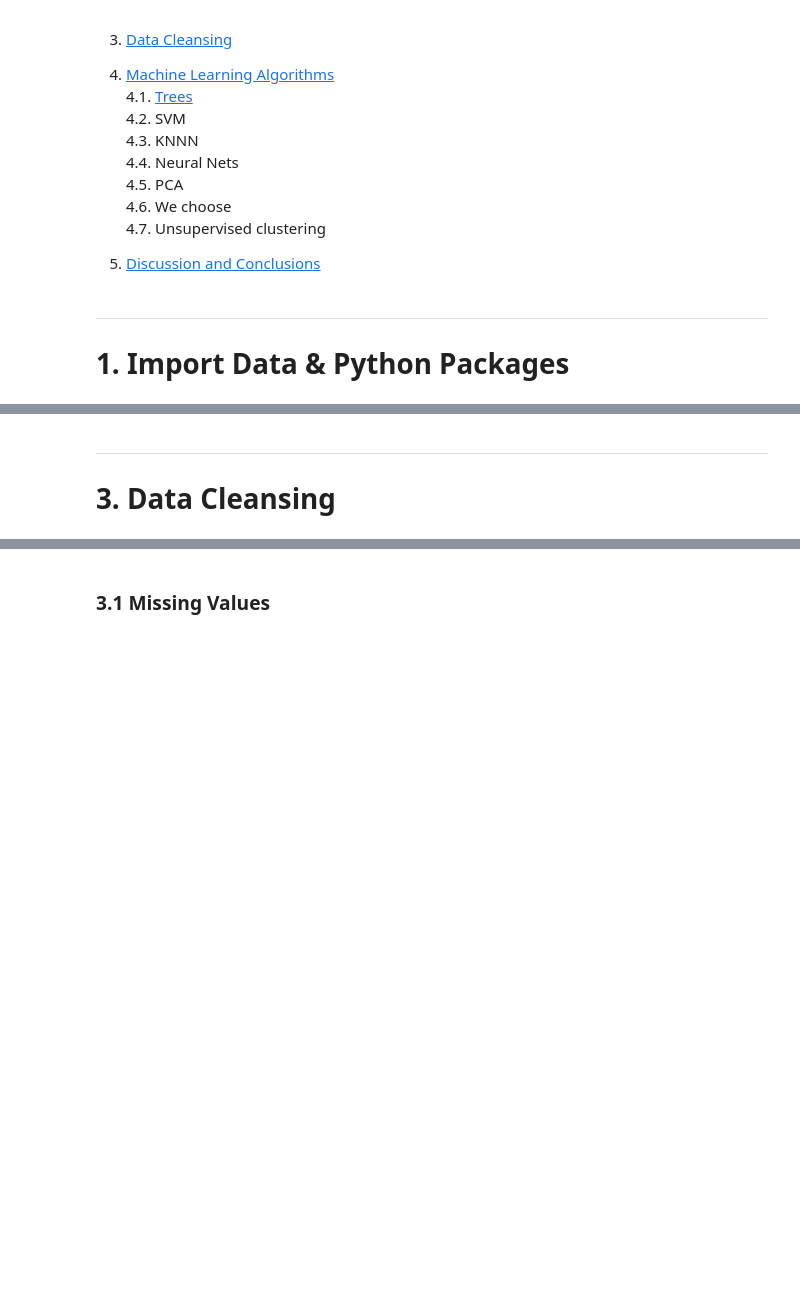
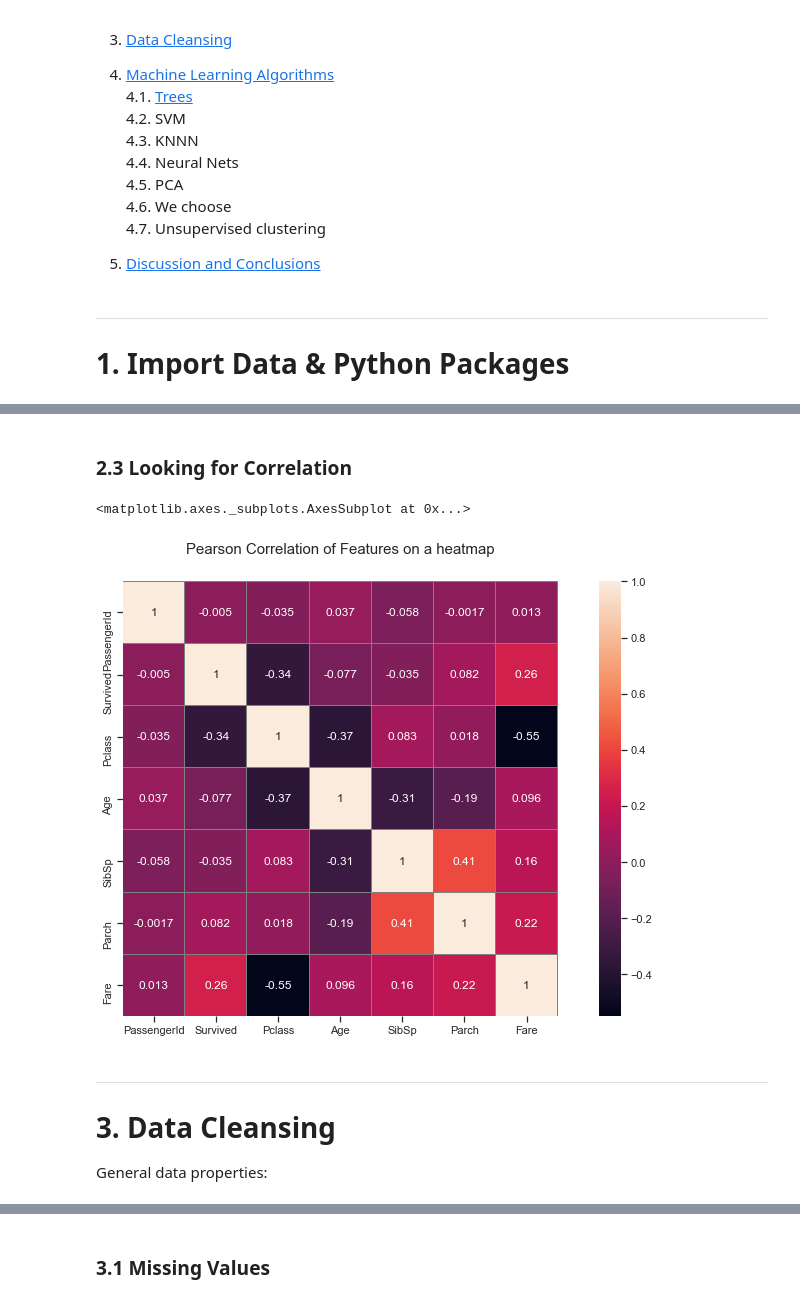
Before and after one commit to OsamaHriri/Machine-Learning-, a Jupyter notebook: HW03/Untitled.ipynb, the cells around one changed output, grey strips where cells are left out. Cells and saved outputs as stored; diff of their text form; code cells hidden in the pictures; blank space fills up the shorter version.

```diff
--- a/HW03/Untitled.ipynb
+++ b/HW03/Untitled.ipynb
@@ -165,7 +212,19 @@ None
+# %% [markdown]
+### 2.3 Looking for Correlation
+# %%
+# Look at the correlation between the data
+plt.figure(figsize=(15,8))
+plt.title('Pearson Correlation of Features on a heatmap', y=1.05, size=15)
+sns.heatmap(data_raw.corr(),linewidths=0.1,vmax=1.0, square=True, linecolor='grey', annot=True)
+# %% [output]
+<matplotlib.axes._subplots.AxesSubplot at 0x...>
+[figure, added]
 # %% [markdown]
 <hr>
 
 # 3. Data Cleansing <a class="anchor" id="clean-header"></a>
+
+General data properties:
 # %%
 print('Train columns with null values:\n', data1.isnull().sum())
 print("-"*10)
```
Also changed, not shown: parts of 20 cells of this notebook.
